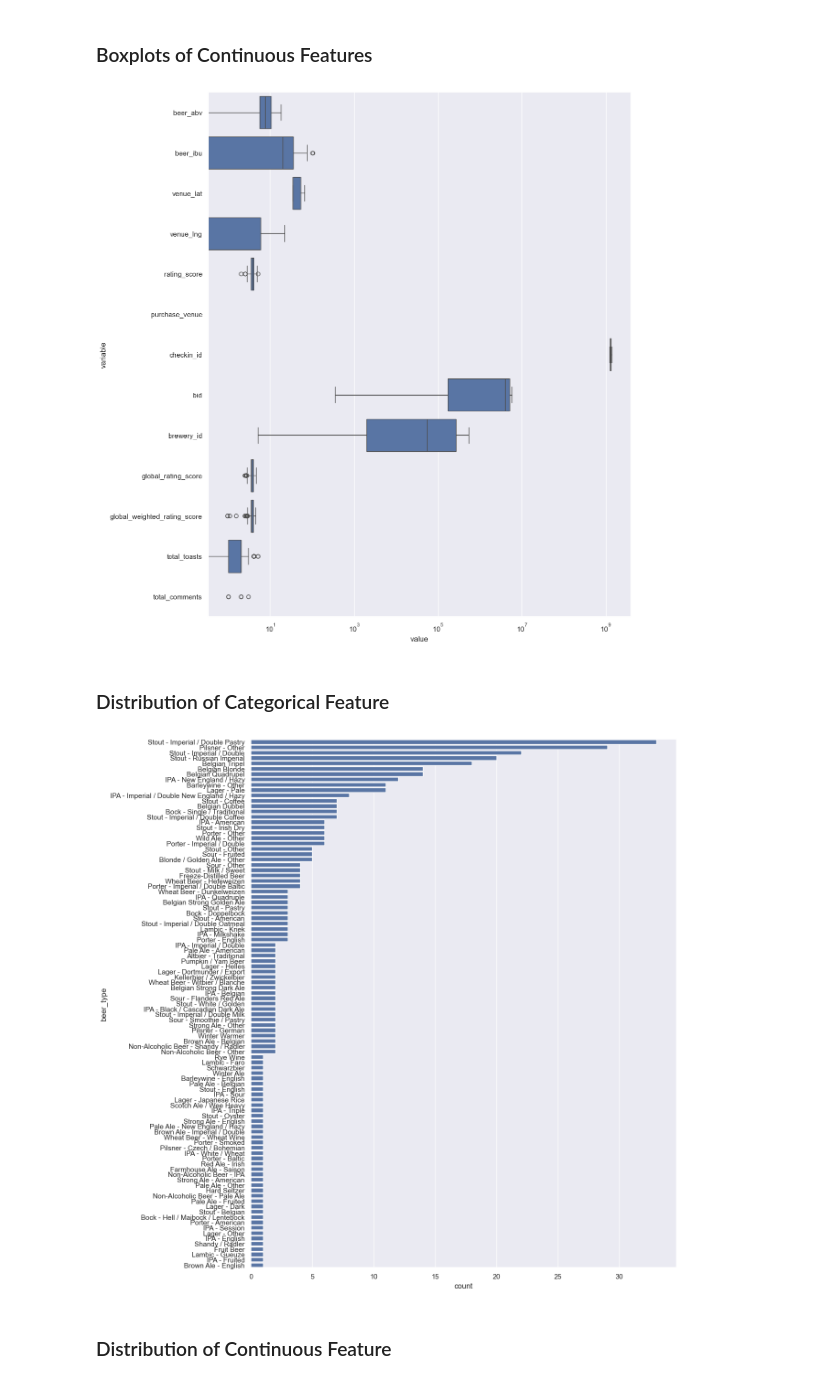
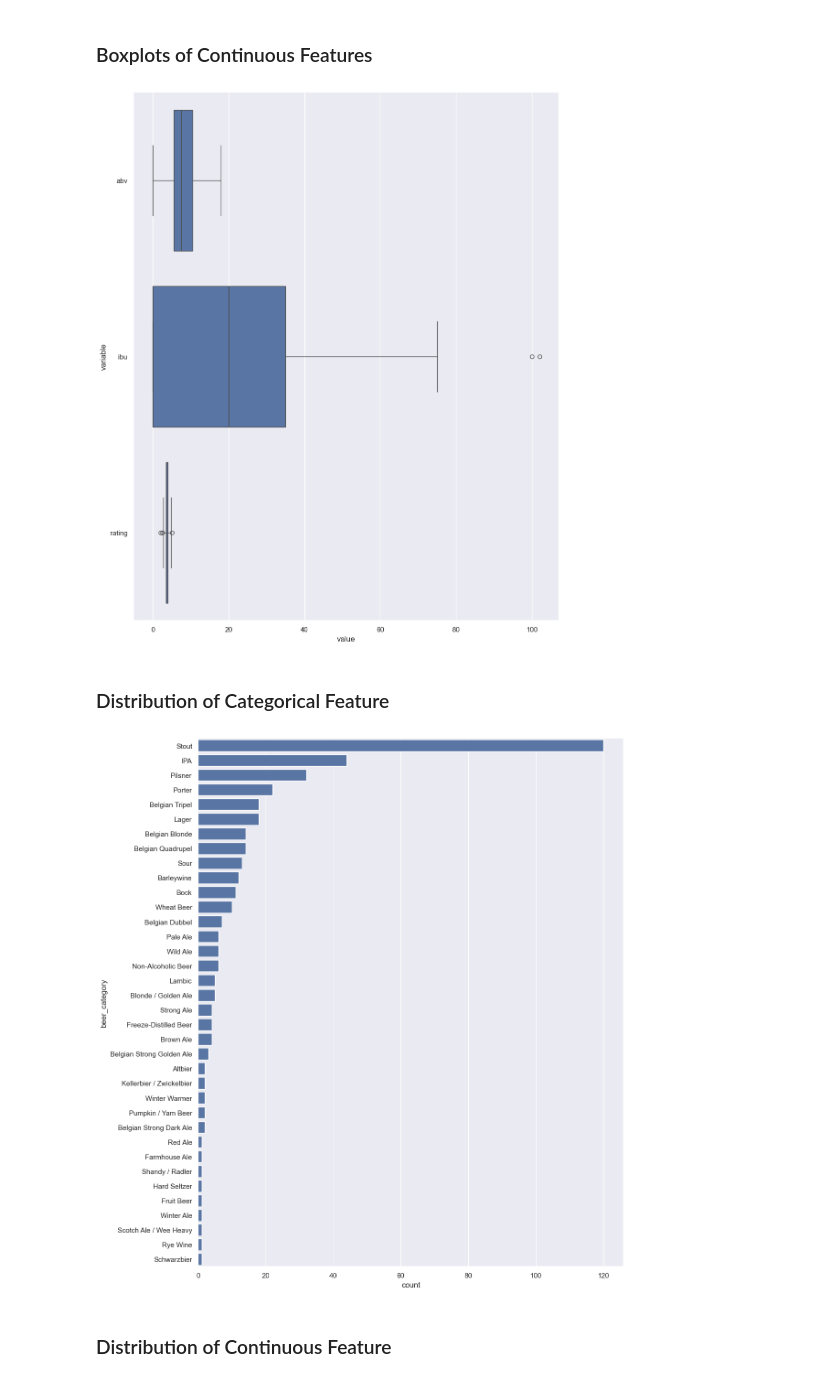
Before and after one commit to daanbrugmans/ru-data-engineering-23-24, a Jupyter notebook: code/analysis.ipynb, the cells around one changed output. Drawn from its saved outputs; the diff is of its cells as text; code cells hidden in the pictures.

Commit message:
Implemented parsing beer category and type

```diff
--- a/code/analysis.ipynb
+++ b/code/analysis.ipynb
@@ -26,7 +26,10 @@ sns.set_theme(rc={'figure.figsize':(12, 15)})
 # %%
 dataset = datasets.untappd.UntappdDataset()
 
-data_quality_assessor = dqa.DataQualityAssessor(dataset=dataset.df)
+data_wrangler = dw.DataWrangler(dataset)
+data_wrangler.parse_category_and_type_features()
+
+data_quality_assessor = dqa.DataQualityAssessor(dataset=data_wrangler.dataset.df)
 
 data_quality_assessor.dataset.head()
 # %% [output]
@@ -41,15 +44,15 @@ data_quality_assessor.dataset.head()
 # %%
 data_quality_assessor.draw_boxplots()
 # %% [output]
-[figure, old version]
+[figure, new version]
 # %% [markdown]
 ### Distribution of Categorical Feature
 # %%
-FEATURE_NAME = "beer_type"
+FEATURE_NAME = "beer_category"
 
 data_quality_assessor.draw_categorical_feature(FEATURE_NAME)
 # %% [output]
-[figure, old version]
+[figure, new version]
 # %% [markdown]
 ### Distribution of Continuous Feature
 # %%
```
Also changed, not shown: parts of 4 cells of this notebook, 6 other files.
